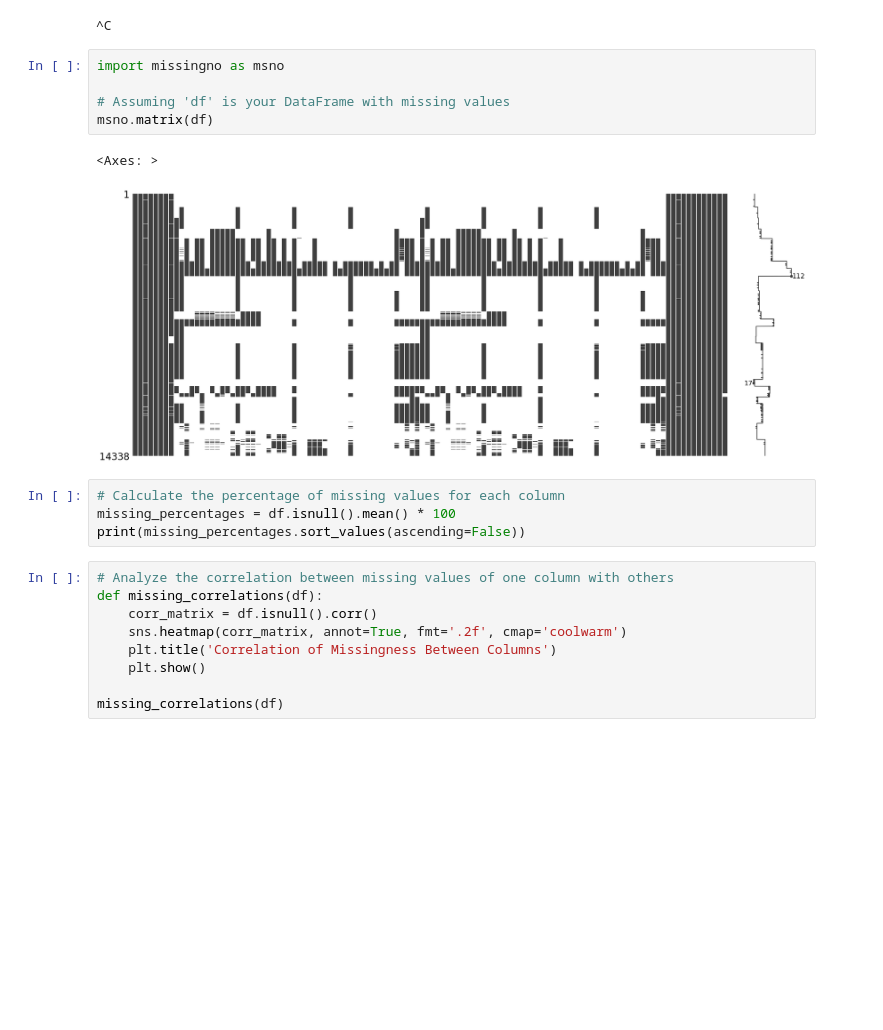
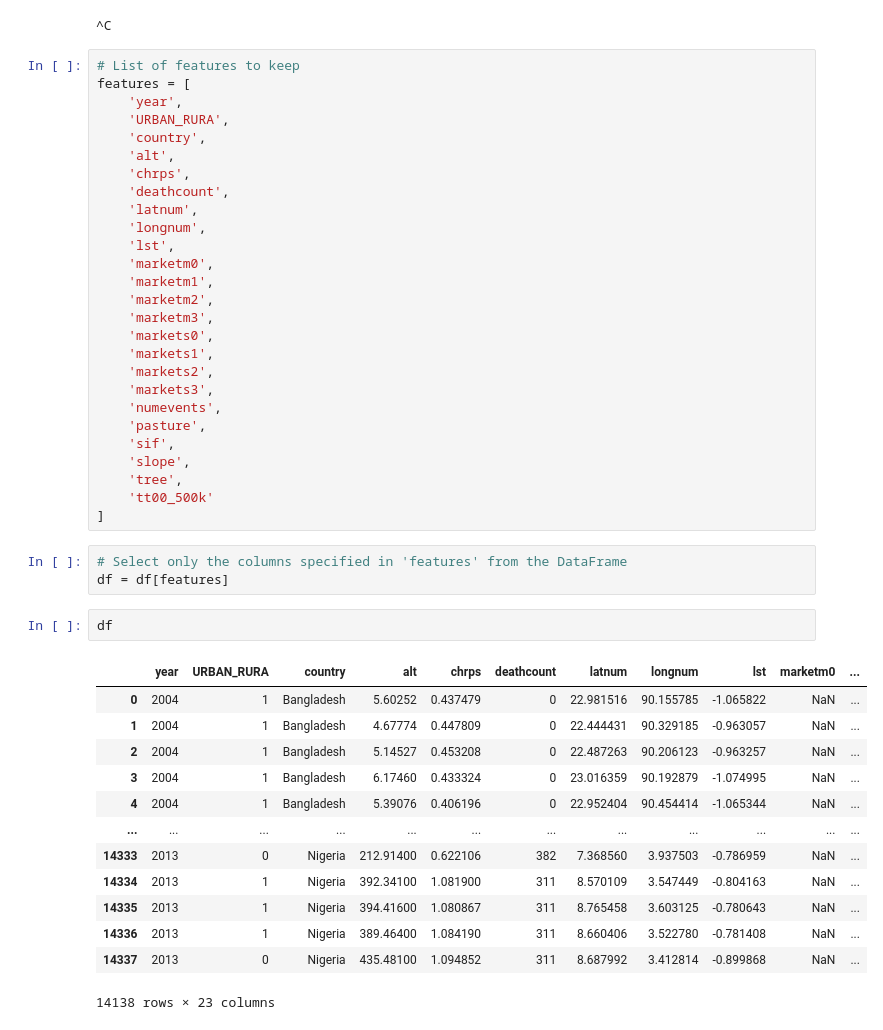
Before and after one commit to AdamPrzychodniPrivate/ml-poverty-prediction, a Jupyter notebook: pipeline/notebooks/2_EDA.ipynb, the cells around one changed output. Cells and saved outputs as stored; diff of their text form; blank space fills up the shorter version.

```diff
--- a/pipeline/notebooks/2_EDA.ipynb
+++ b/pipeline/notebooks/2_EDA.ipynb
@@ -392,24 +451,49 @@ so all xD so i need to perform some processing to choose what to delete
 !pip install missingno
 # %% [output]
 ^C
-# %%
-import missingno as msno
-
-# Assuming 'df' is your DataFrame with missing values
-msno.matrix(df)
-# %% [output]
-<Axes: >
-[figure, removed]
-# %%
-# Calculate the percentage of missing values for each column
-missing_percentages = df.isnull().mean() * 100
-print(missing_percentages.sort_values(ascending=False))
-# %%
-# Analyze the correlation between missing values of one column with others
-def missing_correlations(df):
-    corr_matrix = df.isnull().corr()
-    sns.heatmap(corr_matrix, annot=True, fmt='.2f', cmap='coolwarm')
-    plt.title('Correlation of Missingness Between Columns')
-    plt.show()
-
-missing_correlations(df)
+# %%
+# List of features to keep
+features = [
+    'year',
+    'URBAN_RURA',
+    'country',
+    'alt',
+    'chrps',
+    'deathcount',
+    'latnum',
+    'longnum',
+    'lst',
+    'marketm0',
+    'marketm1',
+    'marketm2',
+    'marketm3',
+    'markets0',
+    'markets1',
+    'markets2',
+    'markets3',
+    'numevents',
+    'pasture',
+    'sif',
+    'slope',
+    'tree',
+    'tt00_500k'
+]
+# %%
+# Select only the columns specified in 'features' from the DataFrame
+df = df[features]
+# %%
+df
+# %% [output]
+|  | year | URBAN_RURA | country | alt | chrps | deathcount | latnum | longnum | lst | marketm0 | ... |
+| 0 | 2004 | 1 | Bangladesh | 5.60252 | 0.437479 | 0 | 22.981516 | 90.155785 | -1.065822 | NaN | ... |
+| 1 | 2004 | 1 | Bangladesh | 4.67774 | 0.447809 | 0 | 22.444431 | 90.329185 | -0.963057 | NaN | ... |
+| 2 | 2004 | 1 | Bangladesh | 5.14527 | 0.453208 | 0 | 22.487263 | 90.206123 | -0.963257 | NaN | ... |
+| 3 | 2004 | 1 | Bangladesh | 6.17460 | 0.433324 | 0 | 23.016359 | 90.192879 | -1.074995 | NaN | ... |
+| 4 | 2004 | 1 | Bangladesh | 5.39076 | 0.406196 | 0 | 22.952404 | 90.454414 | -1.065344 | NaN | ... |
+| ... | ... | ... | ... | ... | ... | ... | ... | ... | ... | ... | ... |
+| 14333 | 2013 | 0 | Nigeria | 212.91400 | 0.622106 | 382 | 7.368560 | 3.937503 | -0.786959 | NaN | ... |
+| 14334 | 2013 | 1 | Nigeria | 392.34100 | 1.081900 | 311 | 8.570109 | 3.547449 | -0.804163 | NaN | ... |
+| 14335 | 2013 | 1 | Nigeria | 394.41600 | 1.080867 | 311 | 8.765458 | 3.603125 | -0.780643 | NaN | ... |
+| 14336 | 2013 | 1 | Nigeria | 389.46400 | 1.084190 | 311 | 8.660406 | 3.522780 | -0.781408 | NaN | ... |
+| 14337 | 2013 | 0 | Nigeria | 435.48100 | 1.094852 | 311 | 8.687992 | 3.412814 | -0.899868 | NaN | ... |
+14138 rows × 23 columns
```
Also changed, not shown: parts of 12 cells of this notebook.
